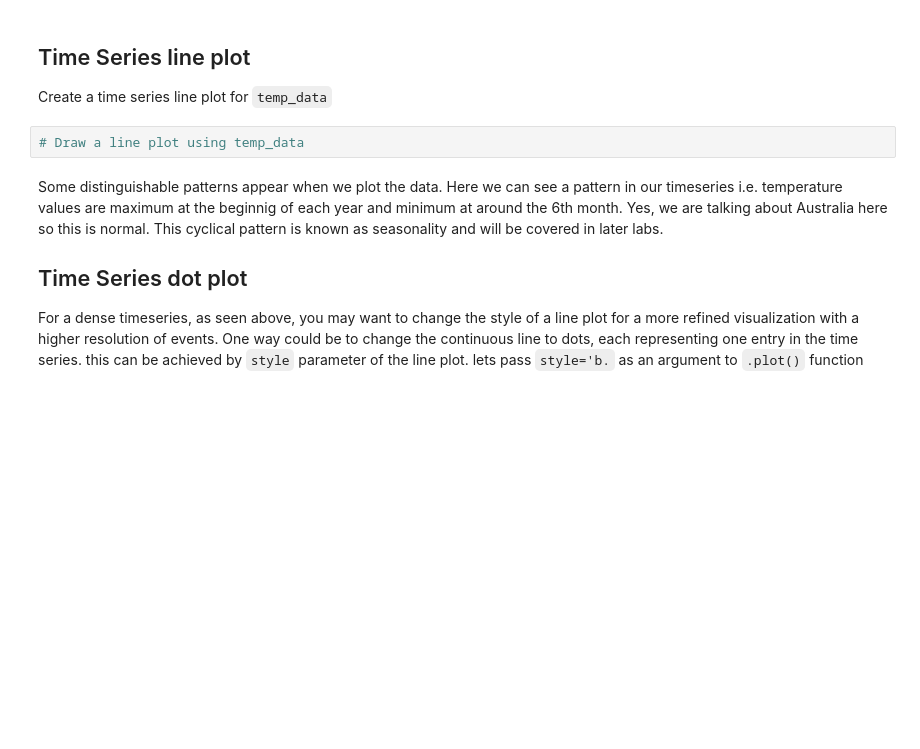
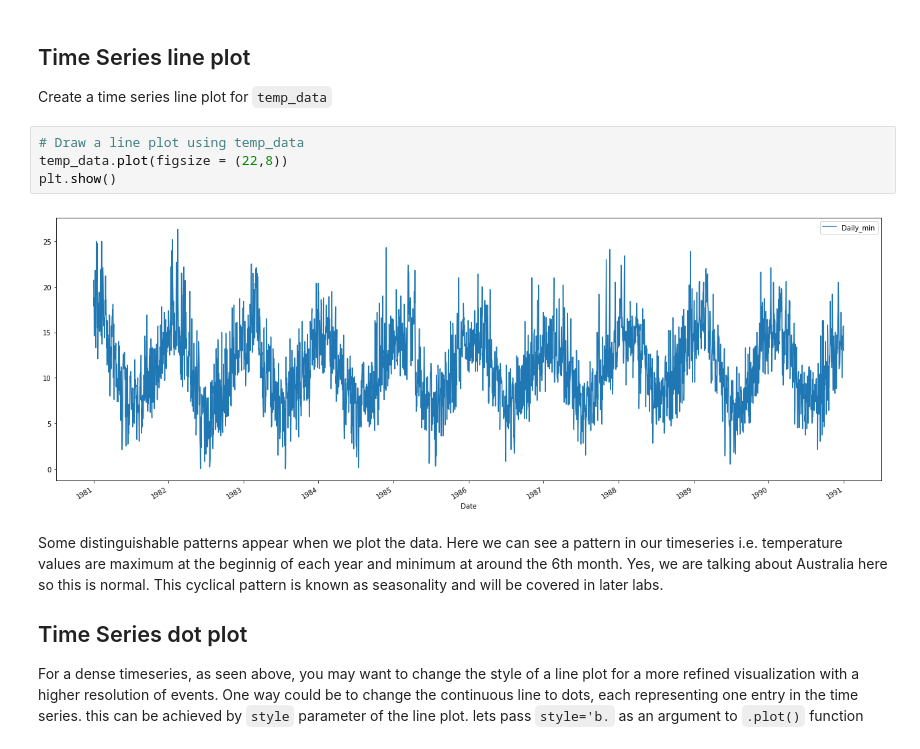
Before and after one commit to augustinechang1/dsc-3-25-04-visualizing-time-series-data-lab-nyc-career-ds-102218, a Jupyter notebook: index.ipynb, the cells around one changed output. Drawn from its saved outputs; the diff is of its cells as text; blank space fills up the shorter version.

```diff
--- a/index.ipynb
+++ b/index.ipynb
@@ -63,6 +63,10 @@ memory usage: 57.0 KB
 Create a time series line plot for `temp_data`
 # %%
 # Draw a line plot using temp_data
+temp_data.plot(figsize = (22,8))
+plt.show()
+# %% [output]
+[figure, added]
 # %% [markdown]
 Some distinguishable patterns appear when we plot the data. Here we can see a pattern in our timeseries i.e. temperature values are maximum at the beginnig of each year and minimum at around the 6th month. Yes, we are talking about Australia here so this is normal. This cyclical pattern is known as seasonality and will be covered in later labs.
 
```
